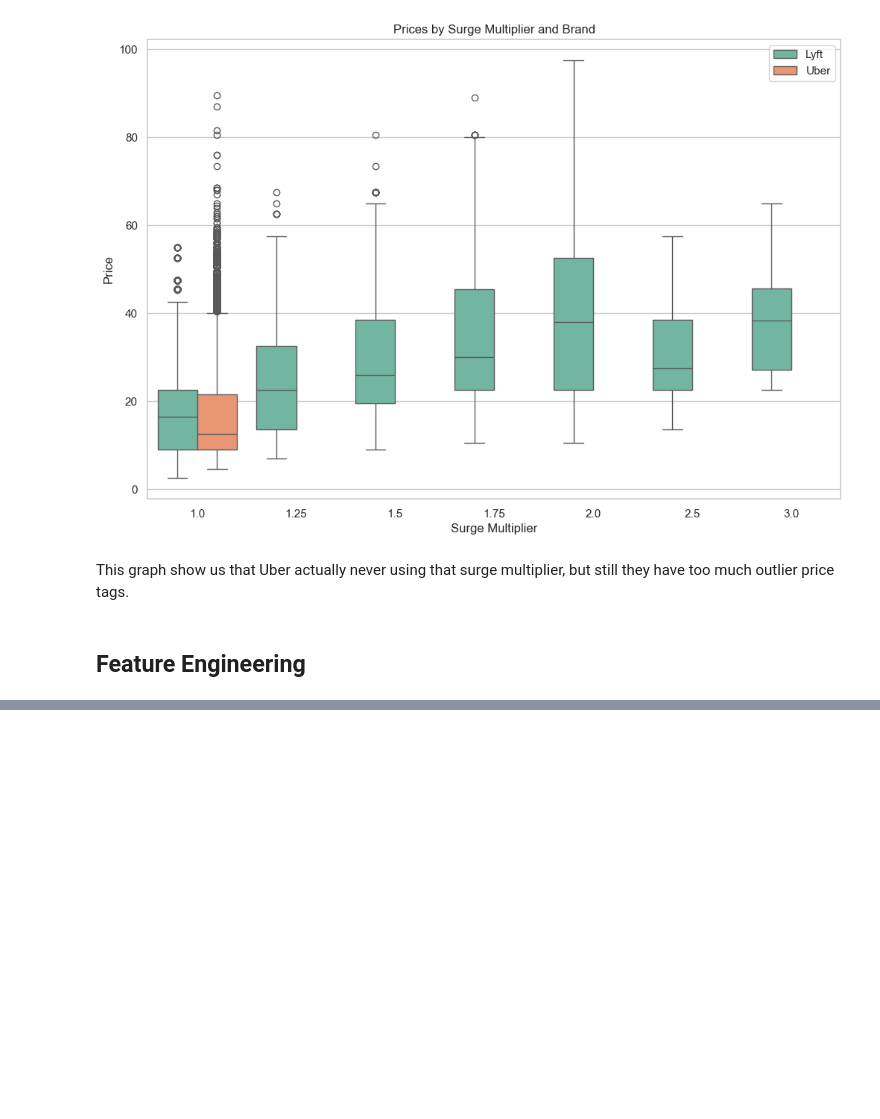
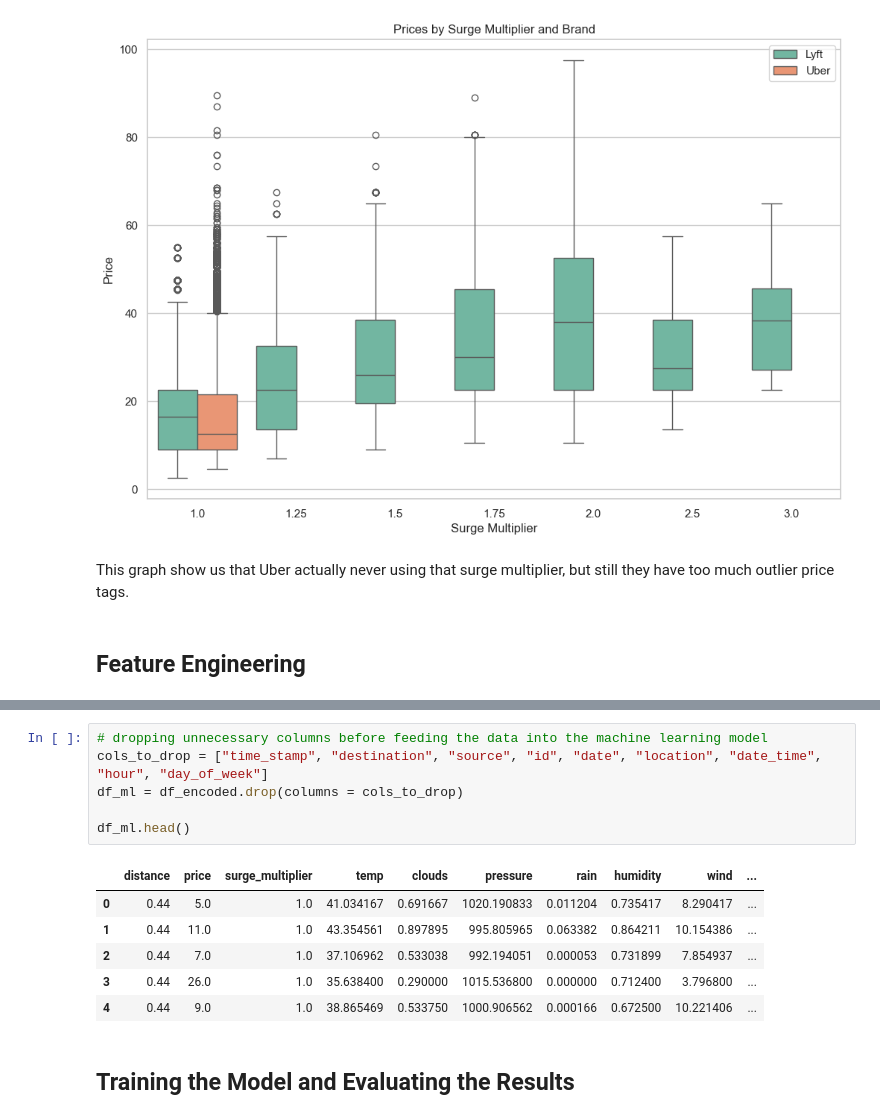
Before and after one commit to hfarukaktas/data-science-projects, a Jupyter notebook: uber-lyft-prices-data/Uber - Lyft Prices.ipynb, the cells around one changed output, grey strips where cells are left out. Cells and saved outputs as stored; diff of their text form; blank space fills up the shorter version.

```diff
--- a/uber-lyft-prices-data/Uber - Lyft Prices.ipynb
+++ b/uber-lyft-prices-data/Uber - Lyft Prices.ipynb
@@ -308,0 +349,15 @@ This graph show us that Uber actually never using that surge multiplier, but sti
+# %%
+# dropping unnecessary columns before feeding the data into the machine learning model
+cols_to_drop = ["time_stamp", "destination", "source", "id", "date", "location", "date_time", "hour", "day_of_week"]
+df_ml = df_encoded.drop(columns = cols_to_drop)
+
+df_ml.head()
+# %% [output]
+|  | distance | price | surge_multiplier | temp | clouds | pressure | rain | humidity | wind | ... |
+| 0 | 0.44 | 5.0 | 1.0 | 41.034167 | 0.691667 | 1020.190833 | 0.011204 | 0.735417 | 8.290417 | ... |
+| 1 | 0.44 | 11.0 | 1.0 | 43.354561 | 0.897895 | 995.805965 | 0.063382 | 0.864211 | 10.154386 | ... |
+| 2 | 0.44 | 7.0 | 1.0 | 37.106962 | 0.533038 | 992.194051 | 0.000053 | 0.731899 | 7.854937 | ... |
+| 3 | 0.44 | 26.0 | 1.0 | 35.638400 | 0.290000 | 1015.536800 | 0.000000 | 0.712400 | 3.796800 | ... |
+| 4 | 0.44 | 9.0 | 1.0 | 38.865469 | 0.533750 | 1000.906562 | 0.000166 | 0.672500 | 10.221406 | ... |
+# %% [markdown]
+## Training the Model and Evaluating the Results
```
Also changed, not shown: parts of 11 cells of this notebook.
